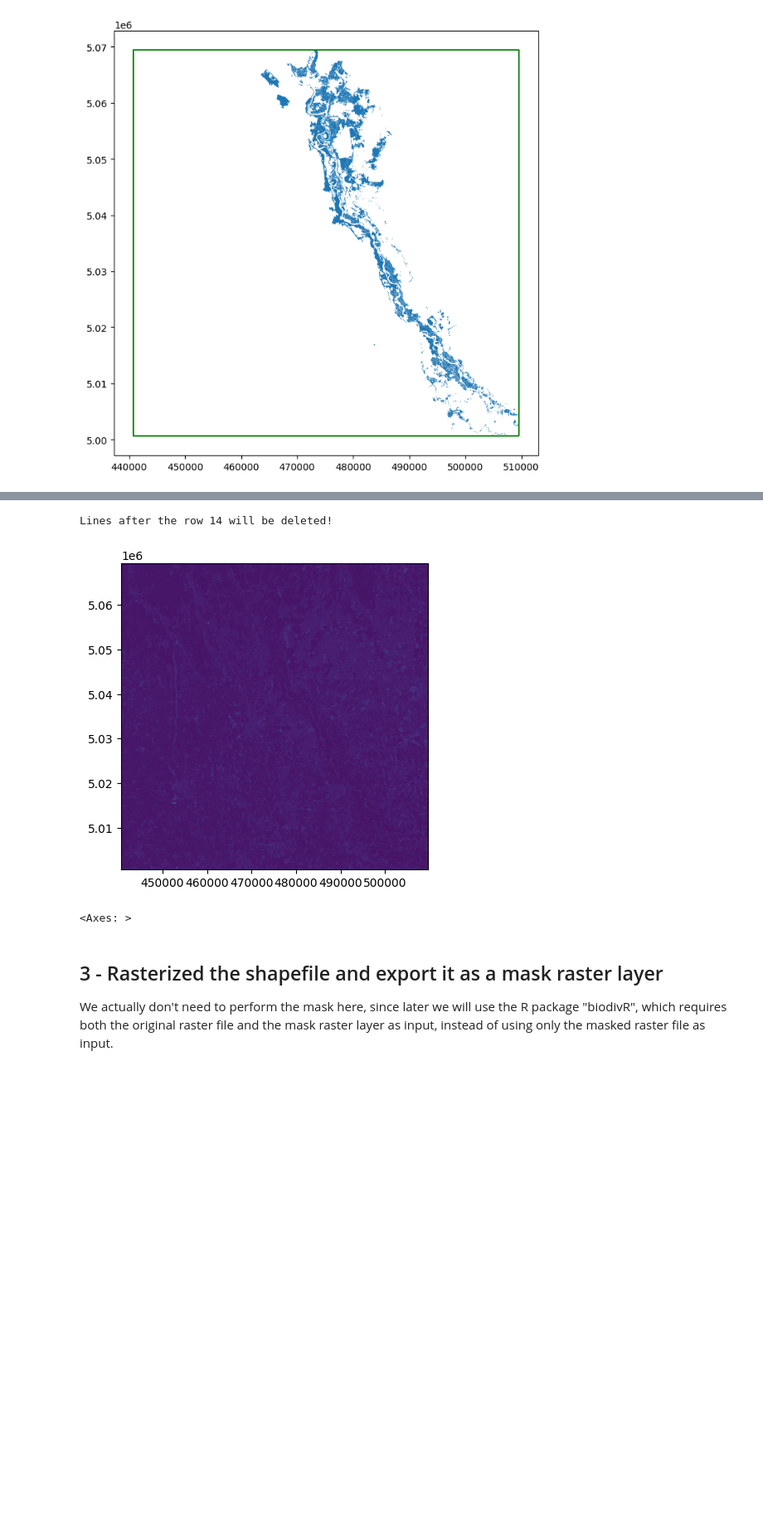
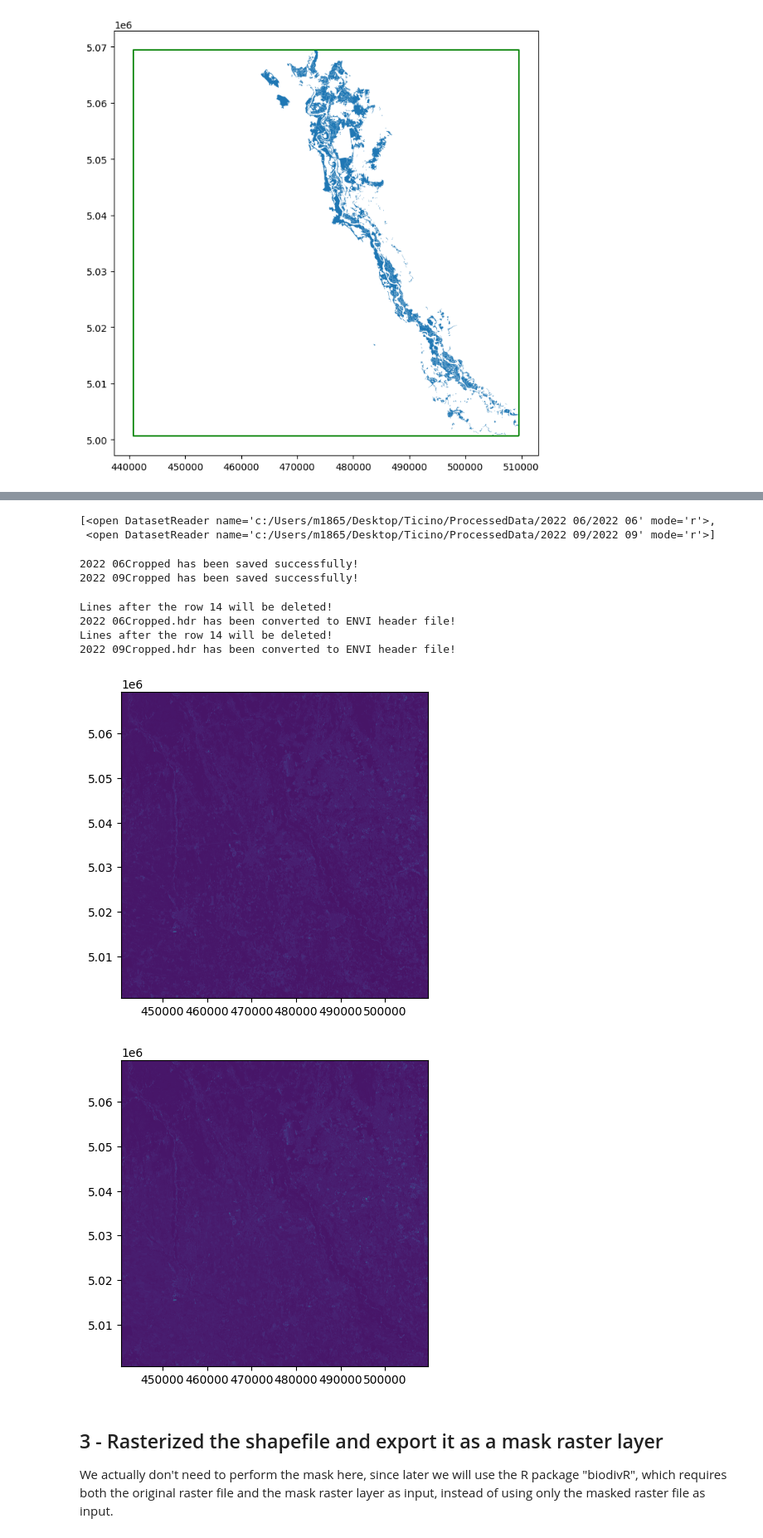
Before and after one commit to IAGO1215/TicinoBiodivMapBicocca, a Jupyter notebook: Python/2-Raster Clip.ipynb, the cells around one changed output, grey strips where cells are left out. Shown at 83% size. Saved outputs shown, nothing was run; the diff lists cells and outputs as text; code cells hidden in the pictures; blank space fills up the shorter version.

```diff
--- a/Python/2-Raster Clip.ipynb
+++ b/Python/2-Raster Clip.ipynb
@@ -96,17 +63,51 @@ out_meta = raw_Raster.meta
+# %%
+# Read our raster files (Note: These raster files are produced in R studio and they are saved in seperate subfolders, and the names of the subfolders are identical to those of the processed raster files!)
+
+# First, get the names of all the subfolders
+raw_Raster_names = os.listdir(cwd_ProcessedRaster)
+# Then read them and save each of the raster into a list
+raw_Raster = []
+for x in raw_Raster_names:
+    temp_Raster = rio.open(cwd_ProcessedRaster + '\\' + x + '\\' + x)
+    raw_Raster.append(temp_Raster)
+raw_Raster
+# %% [output]
+[<open DatasetReader name='c:/Users/m1865/Desktop/Ticino/ProcessedData/2022 06/2022 06' mode='r'>,
+ <open DatasetReader name='c:/Users/m1865/Desktop/Ticino/ProcessedData/2022 09/2022 09' mode='r'>]
+# %%
+# There are some tags exclusive to ENVI header files, but "rasterio" fails to embed them. Thus we need to extract them and later create the correct ENVI header file by ourselves.
+# Since all the raster files have the same info regarding band names, wavelength and wavelength units, here we extract them from the first raster.
+str_ENVI_hdr_band_names = 'band_names= ' + raw_Raster[0].tags(ns='ENVI')['band_names']
+str_ENVI_hdr_wavelength = 'wavelength= ' + raw_Raster[0].tags(ns='ENVI')['wavelength']
+str_ENVI_hdr_wavelength_units = 'wavelength_units= ' + raw_Raster[0].tags(ns='ENVI')['wavelength_units']
 # %%
-# Save the new raster file to local storage
-out_meta.update({"driver": 'ENVI',
-                 "height": out_image.shape[1],
-                 "width": out_image.shape[2],
-                 "transform": out_transform,
-                 })
-
-
-with rasterio.open(cwd_ProcessedRaster + '\\2022 06 Cropped', "w", **out_meta) as dest:
-    dest.write(out_image)
+# Clip the rasters and save them to local storage!
+import rasterio.mask
+count = 0
+for raster in raw_Raster:
+    out_image, out_transform = rasterio.mask.mask(raster,field_Square.geometry,crop=True)
+    out_meta = raster.meta
+    out_meta.update({"driver": 'ENVI',
+                    "height": out_image.shape[1],
+                    "width": out_image.shape[2],
+                    "transform": out_transform,
+                    })
+    with rasterio.open(cwd_ProcessedRaster + '\\' + raw_Raster_names[count] + '\\' + raw_Raster_names[count] + 'Cropped', "w", **out_meta) as dest:
+        dest.write(out_image)
+    print(raw_Raster_names[count] + 'Cropped has been saved successfully! ')
+    count = count + 1
+# %% [output]
+2022 06Cropped has been saved successfully!
+2022 09Cropped has been saved successfully!
 # %%
-# Call the custom function to modify the header file, converting it to ENVI header format
+# Call our custom function to modify the header file, converting it to ENVI header format
 import rasterio2ENVIhdr
-rasterio2ENVIhdr.rasterio2ENVIhdr(cwd_ProcessedRaster + '\\2022 06 Cropped.hdr',str_ENVI_hdr_band_names,str_ENVI_hdr_wavelength,str_ENVI_hdr_wavelength_units)
+for x in raw_Raster_names:
+    rasterio2ENVIhdr.rasterio2ENVIhdr(cwd_ProcessedRaster + '\\' + x + '\\' + x + 'Cropped.hdr',str_ENVI_hdr_band_names,str_ENVI_hdr_wavelength,str_ENVI_hdr_wavelength_units)
+    print(x + 'Cropped.hdr has been converted to ENVI header file!')
+# Now we have our cropped raster files, ready to be used in R Studio!
 # %% [output]
 Lines after the row 14 will be deleted!
+2022 06Cropped.hdr has been converted to ENVI header file!
+Lines after the row 14 will be deleted!
+2022 09Cropped.hdr has been converted to ENVI header file!
@@ -115,9 +114,14 @@ from rasterio.plot import show
-# %%
-new_Raster = rio.open(cwd_ProcessedRaster + '\\2022 06 Cropped')
-show(new_Raster)
-# %% [output]
-[figure, removed]
-<Axes: >
+# %%
+# Plot to see our cropped raster files? And meanwhile read them from local storage!
+from rasterio.plot import show
+new_Raster = []
+for x in raw_Raster_names:
+    temp_Raster = rio.open(cwd_ProcessedRaster + '\\' + x + '\\' + x + 'Cropped')
+    show(temp_Raster)
+    new_Raster.append(temp_Raster)
+# %% [output]
+[figure, added]
+[figure, added]
 # %% [markdown]
 ## 3 - Rasterized the shapefile and export it as a mask raster layer
 We actually don't need to perform the mask here, since later we will use the R package "biodivR", which requires both the original raster file and the mask raster layer as input, instead of using only the masked raster file as input.
```
Also changed, not shown: parts of 10 cells of this notebook, 1 other file.
